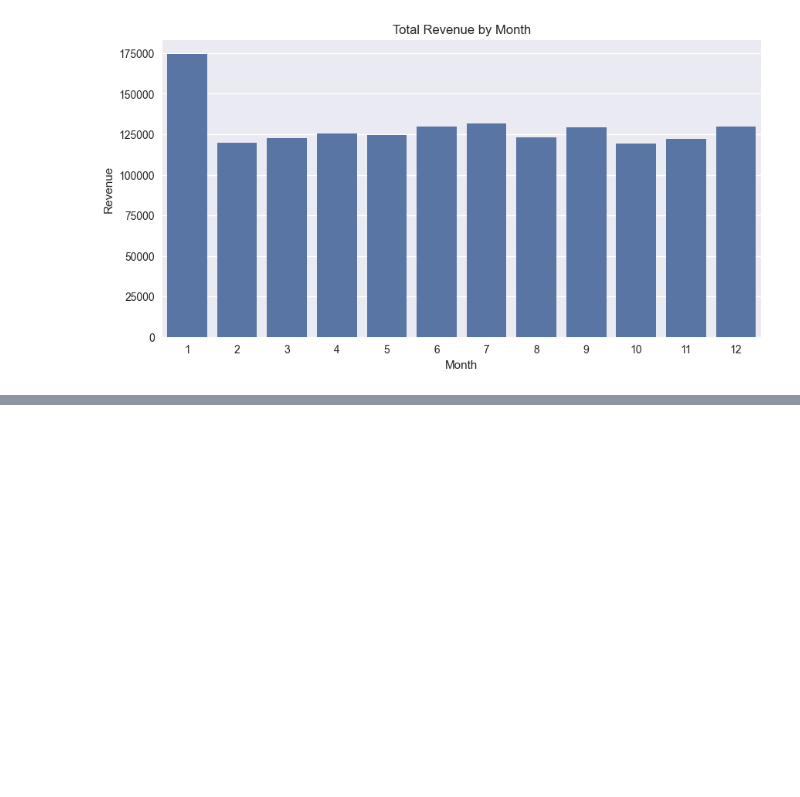
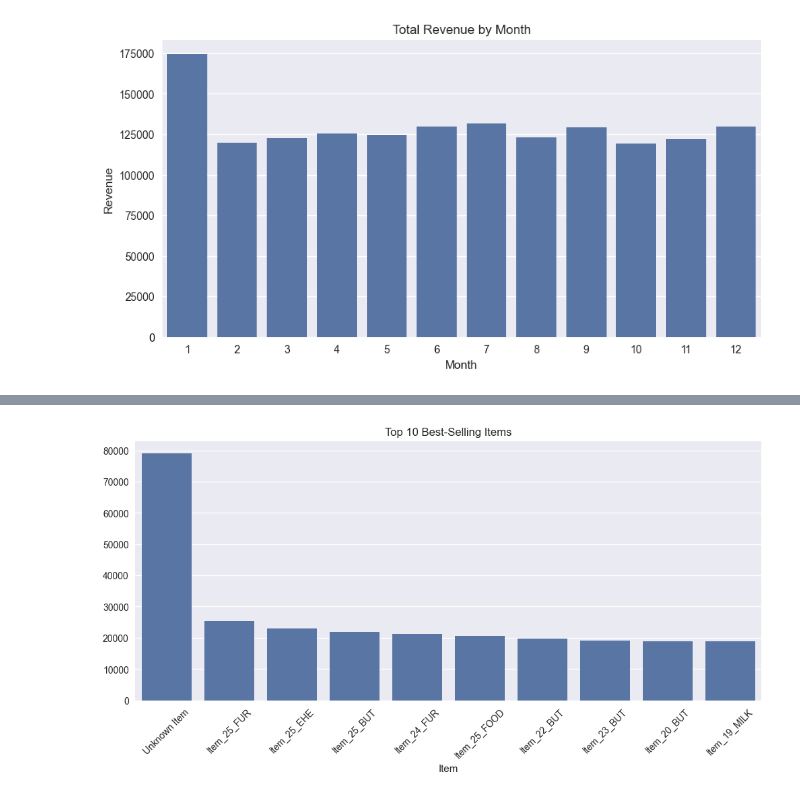
Before and after one commit to MokshithRao/retail-sales-performance-customer-behavior-analysis, a Jupyter notebook: notebooks/data_cleaning_eda.ipynb, the cells around one changed output, grey strips where cells are left out. Drawn from its saved outputs; the diff is of its cells as text; code cells hidden in the pictures; blank space fills up the shorter version.

```diff
--- a/notebooks/data_cleaning_eda.ipynb
+++ b/notebooks/data_cleaning_eda.ipynb
@@ -459,0 +476,11 @@ plt.show()
+# %%
+# Top 10 Items by Revenue
+item_rev = df.groupby('Item')['Total Spent'].sum().sort_values(ascending=False).head(10)
+
+plt.figure(figsize=(12,5))
+sns.barplot(x=item_rev.index, y=item_rev.values)
+plt.xticks(rotation=45)
+plt.title("Top 10 Best-Selling Items")
+plt.show()
+# %% [output]
+[figure, added]
```
Also changed, not shown: parts of 7 cells of this notebook.
